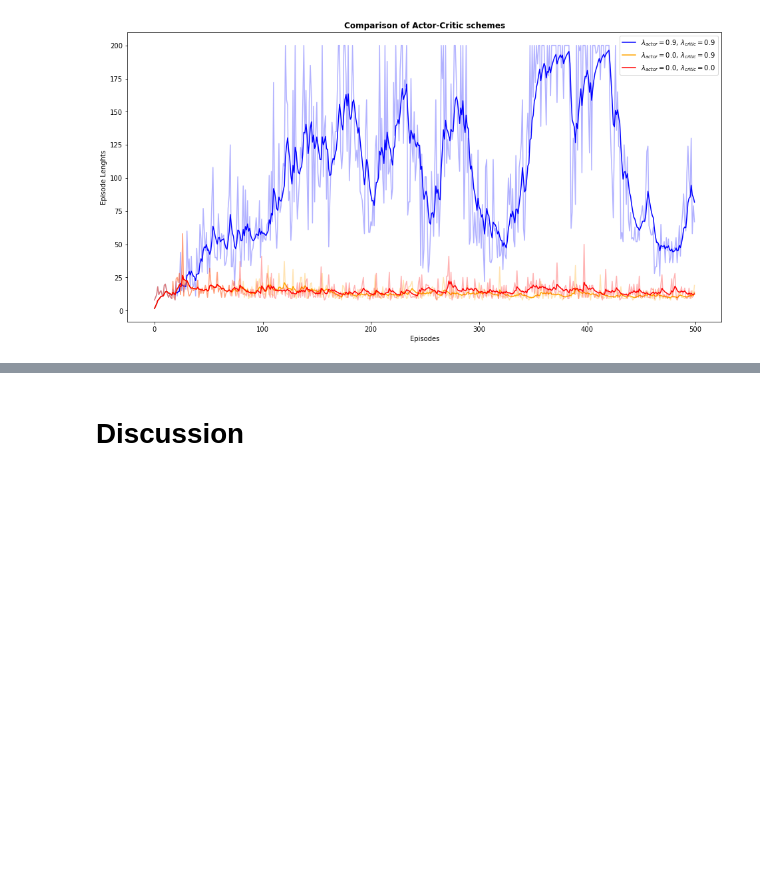
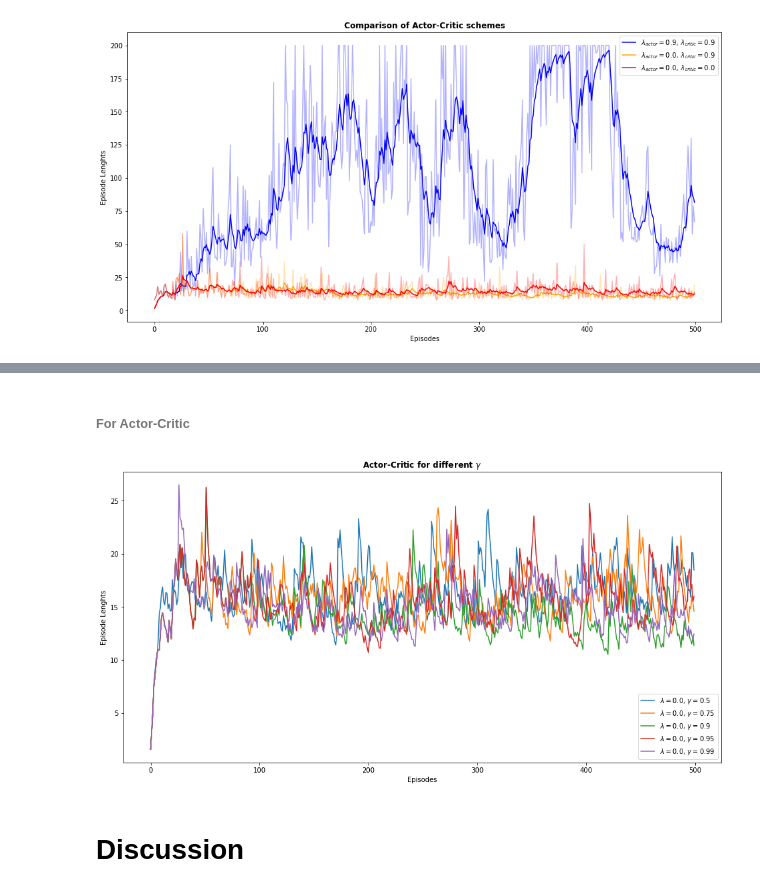
Before and after one commit to julienroy13/COMP767-assignments, a Jupyter notebook: Week5-PolicyGradient/ActorCritic_lambda.ipynb, the cells around one changed output, grey strips where cells are left out. Saved outputs shown, nothing was run; the diff lists cells and outputs as text; code cells hidden in the pictures; blank space fills up the shorter version.

```diff
--- a/Week5-PolicyGradient/ActorCritic_lambda.ipynb
+++ b/Week5-PolicyGradient/ActorCritic_lambda.ipynb
@@ -303,2 +368,39 @@ plt.show()
+# %% [markdown]
+###### For Actor-Critic
+# %%
+config = {}
+config['max_episodes'] = 500
+config['alpha_critic'] = 1e-5
+config['alpha_actor'] = 1e-3
+_optim = torch.optim.SGD
+seed = 1234
+
+%matplotlib inline
+plt.figure(figsize=(16, 8))
+
+for gamma in [0.5, 0.75, 0.9, 0.95, 0.99]:
+
+    config['gamma'] = gamma
+    config['lambda_critic'] = 0.
+    config['lambda_actor'] = 0.
+
+    env = gym.make('CartPole-v1')
+    env.seed(seed)
+    torch.manual_seed(seed)
+    np.random.seed(seed)
+
+    actor = MLP(len(env.observation_space.sample()), [128], env.action_space.n, "distribution", "relu", "standard", "actor", verbose=False)
+    critic = MLP(len(env.observation_space.sample()), [128], 1, "real_values", "relu", "standard", "critic", verbose=False)
+    episode_lengths_scheme1 = train_actor_critic(actor, critic, env, config, verbose=False)
+
+    plt.plot(running_average(episode_lengths_scheme1), label="$\lambda = ${}, $\gamma = ${}".format(0., gamma))
+
+plt.title("Actor-Critic for different $\gamma$", fontweight='bold')
+plt.xlabel("Episodes")
+plt.ylabel("Episode Lenghts")
+plt.legend(loc='best')
+plt.show()
+# %% [output]
+[figure, added]
 # %% [markdown]
 # Discussion
```
Also changed, not shown: parts of 11 cells of this notebook.
